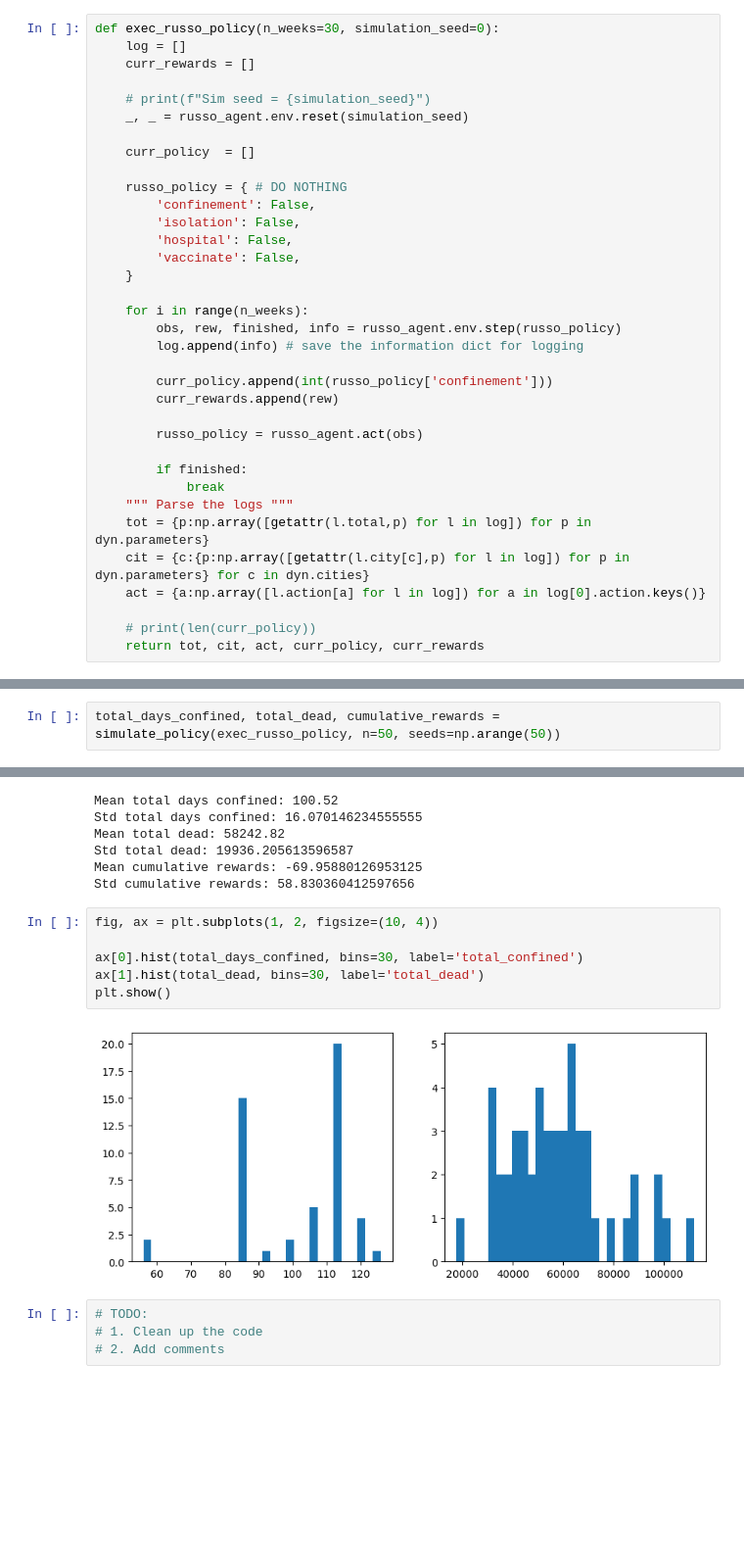
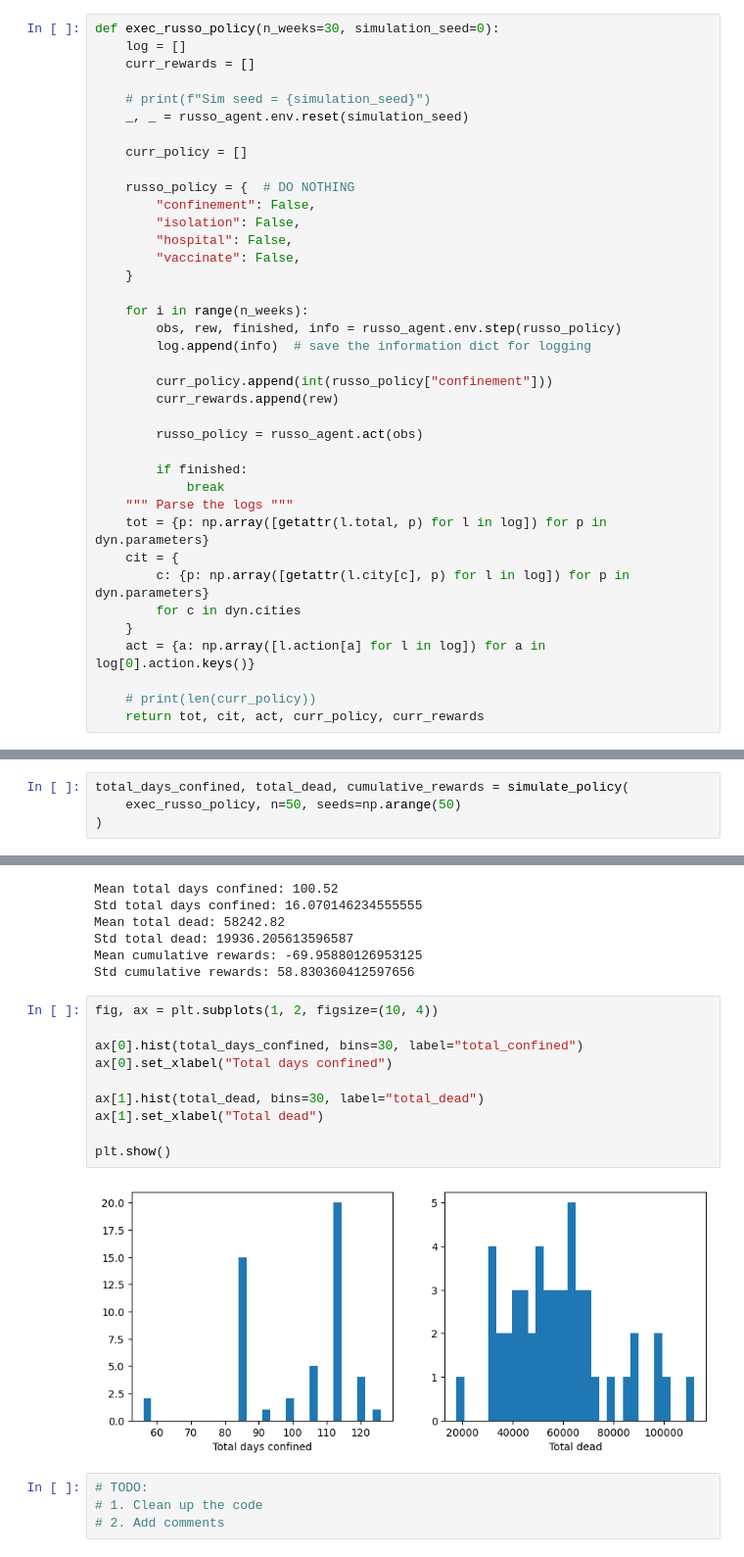
Before and after one commit to mohahf19/ANNRL-2023, a Jupyter notebook: notebooks/q2.ipynb, the cells around one changed output, grey strips where cells are left out. Shown at 98% size. Saved outputs shown, nothing was run; the diff lists cells and outputs as text; blank space fills up the shorter version.

```diff
--- a/notebooks/q2.ipynb
+++ b/notebooks/q2.ipynb
@@ -108,20 +115,20 @@ def exec_russo_policy(n_weeks=30, simulation_seed=0):
     # print(f"Sim seed = {simulation_seed}")
     _, _ = russo_agent.env.reset(simulation_seed)
 
-    curr_policy  = []
+    curr_policy = []
 
-    russo_policy = { # DO NOTHING
-        'confinement': False,
-        'isolation': False,
-        'hospital': False,
-        'vaccinate': False,
+    russo_policy = {  # DO NOTHING
+        "confinement": False,
+        "isolation": False,
+        "hospital": False,
+        "vaccinate": False,
     }
 
     for i in range(n_weeks):
         obs, rew, finished, info = russo_agent.env.step(russo_policy)
-        log.append(info) # save the information dict for logging
+        log.append(info)  # save the information dict for logging
 
-        curr_policy.append(int(russo_policy['confinement']))
+        curr_policy.append(int(russo_policy["confinement"]))
         curr_rewards.append(rew)
 
         russo_policy = russo_agent.act(obs)
@@ -129,9 +136,12 @@ def exec_russo_policy(n_weeks=30, simulation_seed=0):
         if finished:
             break
     """ Parse the logs """
-    tot = {p:np.array([getattr(l.total,p) for l in log]) for p in dyn.parameters}
-    cit = {c:{p:np.array([getattr(l.city[c],p) for l in log]) for p in dyn.parameters} for c in dyn.cities}
-    act = {a:np.array([l.action[a] for l in log]) for a in log[0].action.keys()}
+    tot = {p: np.array([getattr(l.total, p) for l in log]) for p in dyn.parameters}
+    cit = {
+        c: {p: np.array([getattr(l.city[c], p) for l in log]) for p in dyn.parameters}
+        for c in dyn.cities
+    }
+    act = {a: np.array([l.action[a] for l in log]) for a in log[0].action.keys()}
 
     # print(len(curr_policy))
     return tot, cit, act, curr_policy, curr_rewards
@@ -210,7 +225,9 @@ Text(0.5, 0, 'Weeks')
 # %% [markdown]
 # Question 2.a
 # %%
-total_days_confined, total_dead, cumulative_rewards = simulate_policy(exec_russo_policy, n=50, seeds=np.arange(50))
+total_days_confined, total_dead, cumulative_rewards = simulate_policy(
+    exec_russo_policy, n=50, seeds=np.arange(50)
+)
 # %%
 # Print the mean and std
 print(f"Mean total days confined: {np.mean(total_days_confined)}")
@@ -229,11 +246,15 @@ Std cumulative rewards: 58.830360412597656
 # %%
 fig, ax = plt.subplots(1, 2, figsize=(10, 4))
 
-ax[0].hist(total_days_confined, bins=30, label='total_confined')
-ax[1].hist(total_dead, bins=30, label='total_dead')
+ax[0].hist(total_days_confined, bins=30, label="total_confined")
+ax[0].set_xlabel("Total days confined")
+
+ax[1].hist(total_dead, bins=30, label="total_dead")
+ax[1].set_xlabel("Total dead")
+
 plt.show()
 # %% [output]
-[figure, old version]
+[figure, new version]
 # %%
 # TODO:
 # 1. Clean up the code
```
Also changed, not shown: parts of 10 cells of this notebook.
